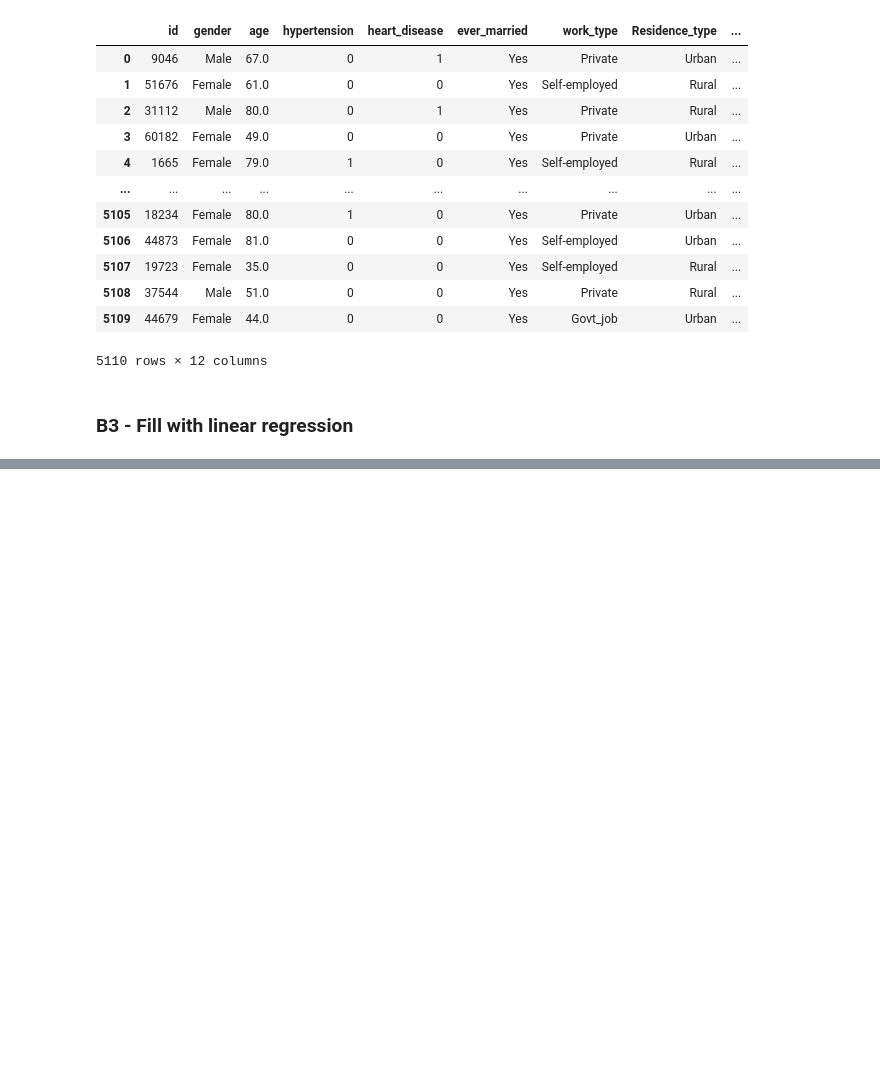
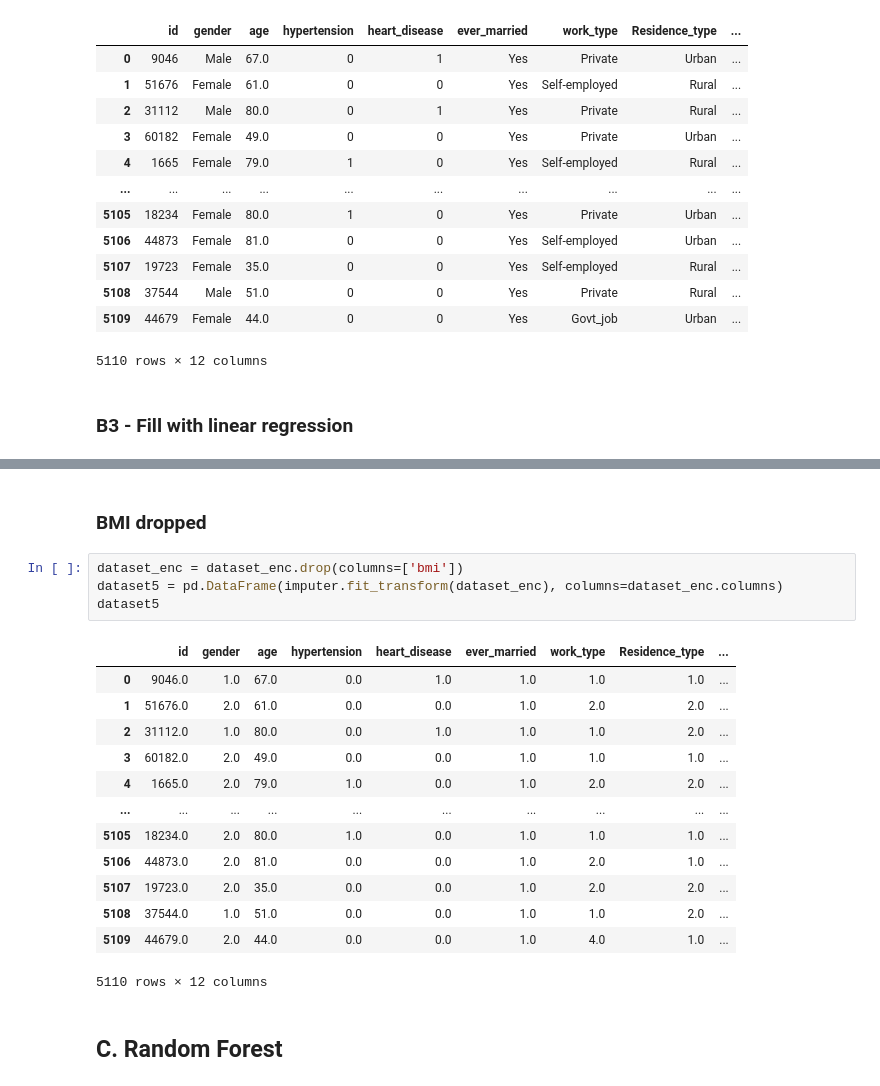
Before and after one commit to SpyrosSiannas/DataMIningProject-2021, a Jupyter notebook: main-notebook.ipynb, the cells around one changed output, grey strips where cells are left out. Saved outputs shown, nothing was run; the diff lists cells and outputs as text; blank space fills up the shorter version.

```diff
--- a/main-notebook.ipynb
+++ b/main-notebook.ipynb
@@ -223,0 +309,22 @@ ValueError: Input contains NaN, infinity or a value too large for dtype('float64
+# %% [markdown]
+### BMI dropped
+# %%
+dataset_enc = dataset_enc.drop(columns=['bmi'])
+dataset5 = pd.DataFrame(imputer.fit_transform(dataset_enc), columns=dataset_enc.columns)
+dataset5
+# %% [output]
+|  | id | gender | age | hypertension | heart_disease | ever_married | work_type | Residence_type | ... |
+| 0 | 9046.0 | 1.0 | 67.0 | 0.0 | 1.0 | 1.0 | 1.0 | 1.0 | ... |
+| 1 | 51676.0 | 2.0 | 61.0 | 0.0 | 0.0 | 1.0 | 2.0 | 2.0 | ... |
+| 2 | 31112.0 | 1.0 | 80.0 | 0.0 | 1.0 | 1.0 | 1.0 | 2.0 | ... |
+| 3 | 60182.0 | 2.0 | 49.0 | 0.0 | 0.0 | 1.0 | 1.0 | 1.0 | ... |
+| 4 | 1665.0 | 2.0 | 79.0 | 1.0 | 0.0 | 1.0 | 2.0 | 2.0 | ... |
+| ... | ... | ... | ... | ... | ... | ... | ... | ... | ... |
+| 5105 | 18234.0 | 2.0 | 80.0 | 1.0 | 0.0 | 1.0 | 1.0 | 1.0 | ... |
+| 5106 | 44873.0 | 2.0 | 81.0 | 0.0 | 0.0 | 1.0 | 2.0 | 1.0 | ... |
+| 5107 | 19723.0 | 2.0 | 35.0 | 0.0 | 0.0 | 1.0 | 2.0 | 2.0 | ... |
+| 5108 | 37544.0 | 1.0 | 51.0 | 0.0 | 0.0 | 1.0 | 1.0 | 2.0 | ... |
+| 5109 | 44679.0 | 2.0 | 44.0 | 0.0 | 0.0 | 1.0 | 4.0 | 1.0 | ... |
+5110 rows × 12 columns
+# %% [markdown]
+## C. Random Forest
```
Also changed, not shown: parts of 11 cells of this notebook.
